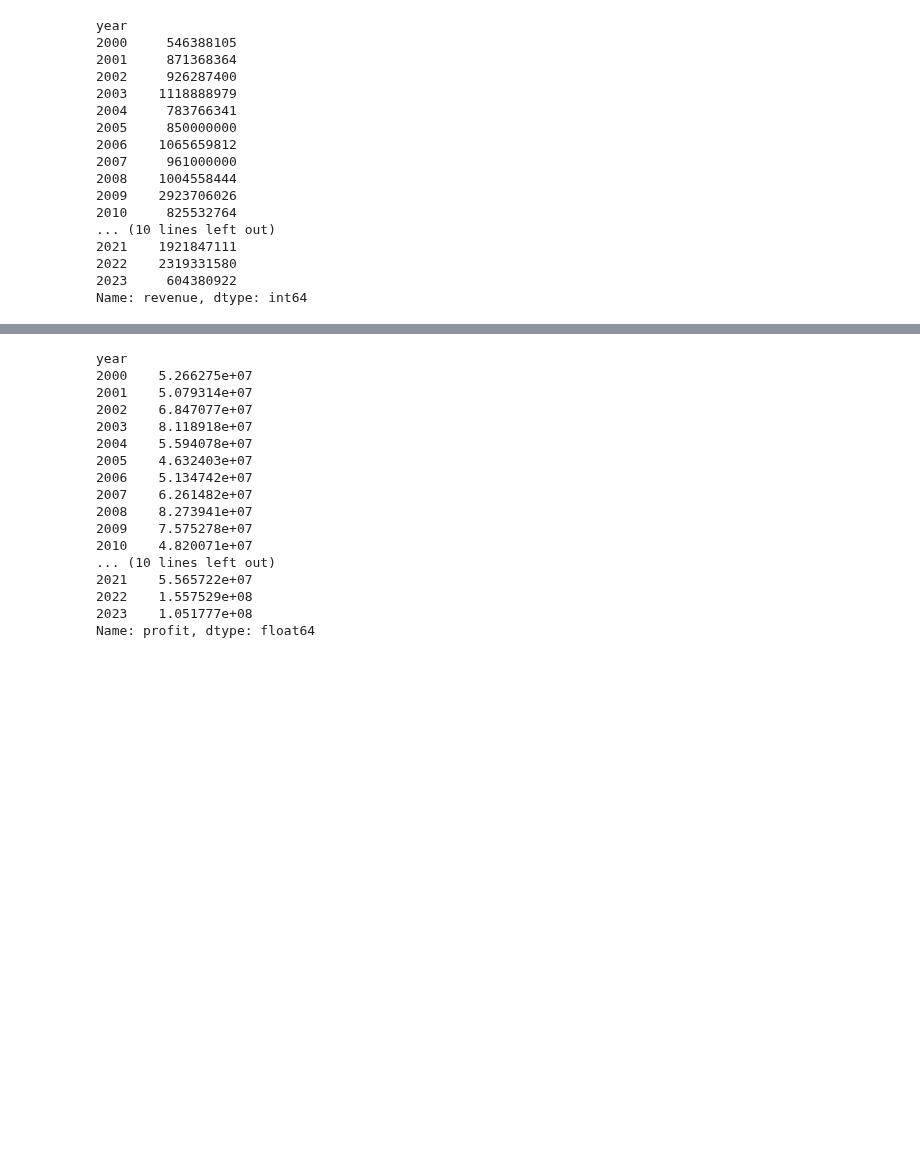
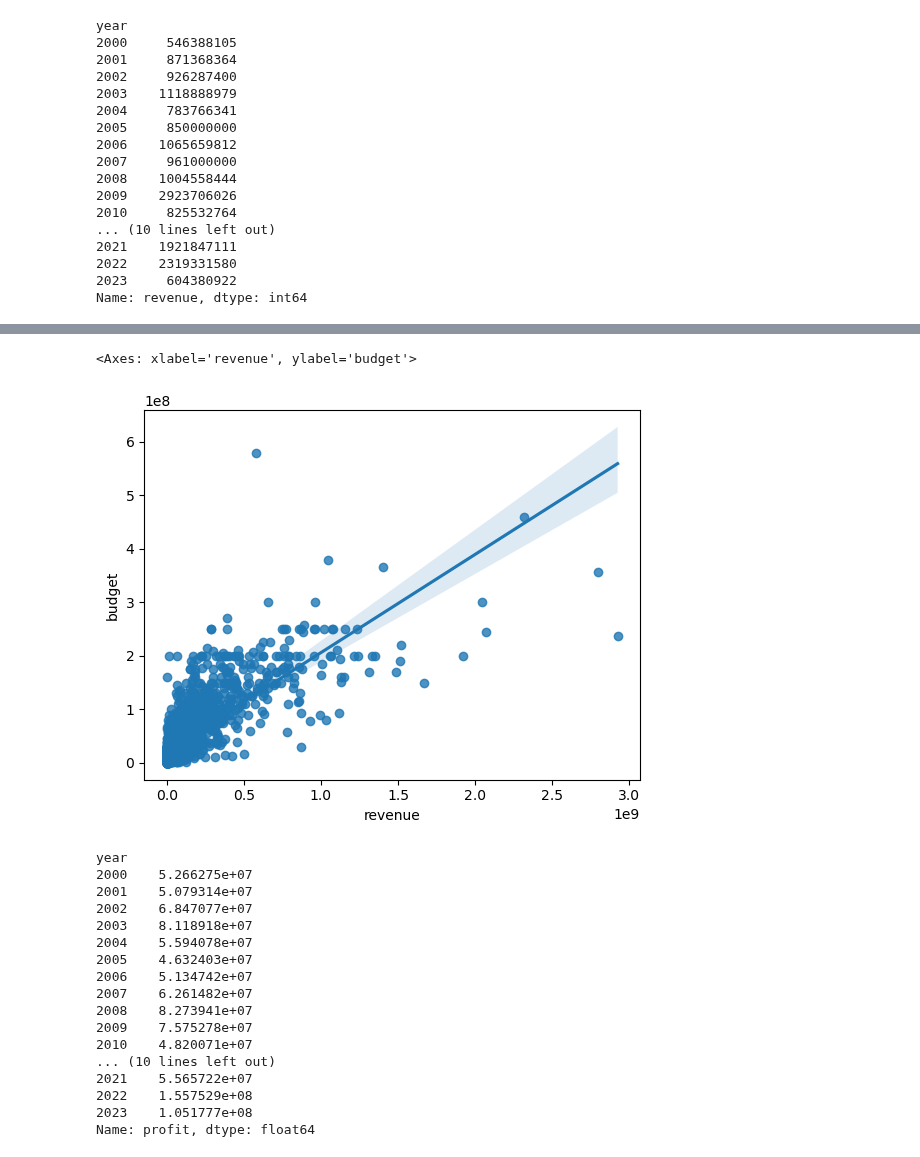
Before and after one commit to Cynthia-OK/CreuseLlywood, a Jupyter notebook: statistiques.ipynb, the cells around one changed output, grey strips where cells are left out. Cells and saved outputs as stored; diff of their text form; code cells hidden in the pictures; blank space fills up the shorter version.

```diff
--- a/statistiques.ipynb
+++ b/statistiques.ipynb
@@ -316,3 +355,8 @@ See the caveats in the documentation: https://pandas.pydata.org/pandas-docs/stab
+# %%
+sns.regplot(films_budget_revenue, x='revenue', y='budget')
+# %% [output]
+<Axes: xlabel='revenue', ylabel='budget'>
+[figure, added]
 # %%
 films_budget_revenue_moy = films_budget_revenue['profit'].groupby(films_budget_revenue['year']).mean()
 
```
Also changed, not shown: parts of 26 cells of this notebook, 2 other files.
